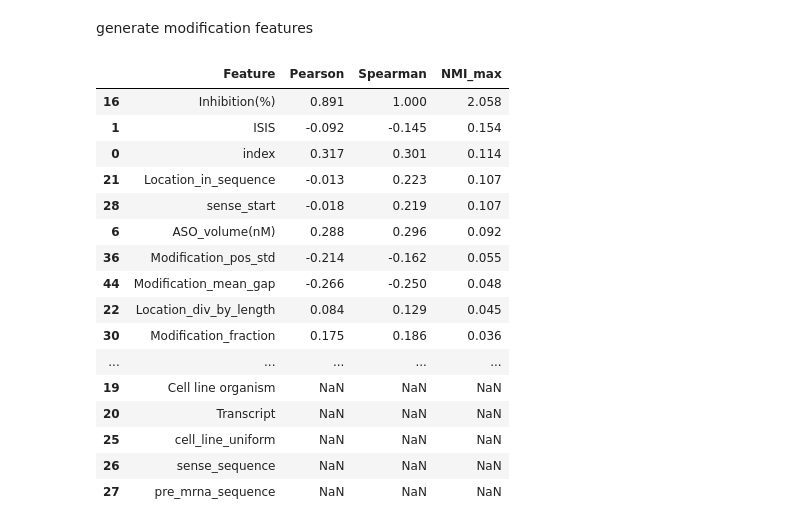
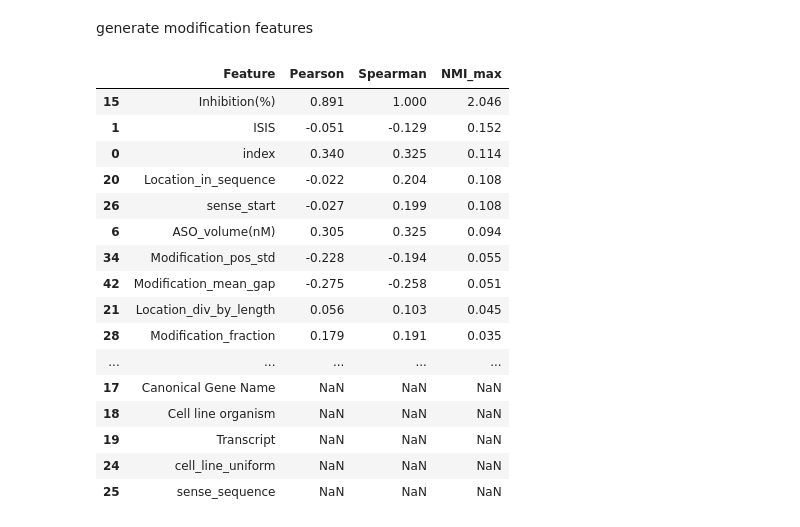
Before and after one commit to RedPenguin100/TAUSO, a Jupyter notebook: notebooks/features/modifications/generate_modifications.ipynb, the cells around one changed output. Cells and saved outputs as stored; diff of their text form; code cells hidden in the pictures.

Commit message:
Fixed generate modifications

```diff
--- a/notebooks/features/modifications/generate_modifications.ipynb
+++ b/notebooks/features/modifications/generate_modifications.ipynb
@@ -205,48 +120,48 @@ all_data_human_gene['Modification_local_density_max'] = all_data_human_gene["Che
 modification_features.append('Modification_local_density_max')
 # %%
 #compute_mod_in_core
-from src.tauso.features.mod_features import compute_mod_in_core
+from tauso.features.mod_features import compute_mod_in_core
 
-all_data_human_gene['Modification_in_core'] = all_data_human_gene["Chemical_Pattern"].apply(lambda x: compute_mod_in_core(x))
+all_data['Modification_in_core'] = all_data["Chemical_Pattern"].apply(lambda x: compute_mod_in_core(x))
 modification_features.append('Modification_in_core')
 # %%
 #compute_mod_longest_repeat_run
-from src.tauso.features.mod_features import compute_mod_longest_repeat_run
+from tauso.features.mod_features import compute_mod_longest_repeat_run
 
-all_data_human_gene['Modification_longest_repeat_run'] = all_data_human_gene["Chemical_Pattern"].apply(lambda x: compute_mod_longest_repeat_run(x))
+all_data['Modification_longest_repeat_run'] = all_data["Chemical_Pattern"].apply(lambda x: compute_mod_longest_repeat_run(x))
 modification_features.append('Modification_longest_repeat_run')
 # %%
 #compute_mod_adjacent_pair_count
-from src.tauso.features.mod_features import compute_mod_adjacent_pair_count
+from tauso.features.mod_features import compute_mod_adjacent_pair_count
 
-all_data_human_gene['Modification_adjacent_pair_count'] = all_data_human_gene["Chemical_Pattern"].apply(lambda x: compute_mod_adjacent_pair_count(x))
+all_data['Modification_adjacent_pair_count'] = all_data["Chemical_Pattern"].apply(lambda x: compute_mod_adjacent_pair_count(x))
 modification_features.append('Modification_adjacent_pair_count')
 # %%
 #compute_mod_strong_repeat_group_count
-from src.tauso.features.mod_features import compute_mod_strong_repeat_group_count
+from tauso.features.mod_features import compute_mod_strong_repeat_group_count
 
-all_data_human_gene['Modification_strong_repeat_group_count'] = all_data_human_gene["Chemical_Pattern"].apply(lambda x: compute_mod_strong_repeat_group_count(x))
+all_data['Modification_strong_repeat_group_count'] = all_data["Chemical_Pattern"].apply(lambda x: compute_mod_strong_repeat_group_count(x))
 modification_features.append('Modification_strong_repeat_group_count')
 # %%
-from notebooks.features.RNaseH.correlation_test import analyze_feature_correlations
-results_df = analyze_feature_correlations(all_data_human_gene, target='log_inhibition')
+from notebooks.utils.correlation_test import analyze_feature_correlations
+results_df = analyze_feature_correlations(all_data, target='log_inhibition')
 display(results_df)
 # %% [output]
 |  | Feature | Pearson | Spearman | NMI_max |
-| 16 | Inhibition(%) | 0.891 | 1.000 | 2.058 |
-| 1 | ISIS | -0.092 | -0.145 | 0.154 |
-| 0 | index | 0.317 | 0.301 | 0.114 |
-| 21 | Location_in_sequence | -0.013 | 0.223 | 0.107 |
-| 28 | sense_start | -0.018 | 0.219 | 0.107 |
-| 6 | ASO_volume(nM) | 0.288 | 0.296 | 0.092 |
-| 36 | Modification_pos_std | -0.214 | -0.162 | 0.055 |
-| 44 | Modification_mean_gap | -0.266 | -0.250 | 0.048 |
-| 22 | Location_div_by_length | 0.084 | 0.129 | 0.045 |
-| 30 | Modification_fraction | 0.175 | 0.186 | 0.036 |
+| 15 | Inhibition(%) | 0.891 | 1.000 | 2.046 |
+| 1 | ISIS | -0.051 | -0.129 | 0.152 |
+| 0 | index | 0.340 | 0.325 | 0.114 |
+| 20 | Location_in_sequence | -0.022 | 0.204 | 0.108 |
+| 26 | sense_start | -0.027 | 0.199 | 0.108 |
+| 6 | ASO_volume(nM) | 0.305 | 0.325 | 0.094 |
+| 34 | Modification_pos_std | -0.228 | -0.194 | 0.055 |
+| 42 | Modification_mean_gap | -0.275 | -0.258 | 0.051 |
+| 21 | Location_div_by_length | 0.056 | 0.103 | 0.045 |
+| 28 | Modification_fraction | 0.179 | 0.191 | 0.035 |
 | ... | ... | ... | ... | ... |
-| 19 | Cell line organism | NaN | NaN | NaN |
-| 20 | Transcript | NaN | NaN | NaN |
-| 25 | cell_line_uniform | NaN | NaN | NaN |
-| 26 | sense_sequence | NaN | NaN | NaN |
-| 27 | pre_mrna_sequence | NaN | NaN | NaN |
+| 17 | Canonical Gene Name | NaN | NaN | NaN |
+| 18 | Cell line organism | NaN | NaN | NaN |
+| 19 | Transcript | NaN | NaN | NaN |
+| 24 | cell_line_uniform | NaN | NaN | NaN |
+| 25 | sense_sequence | NaN | NaN | NaN |
 # %%
```
Also changed, not shown: parts of 26 cells of this notebook, 20 other files.
